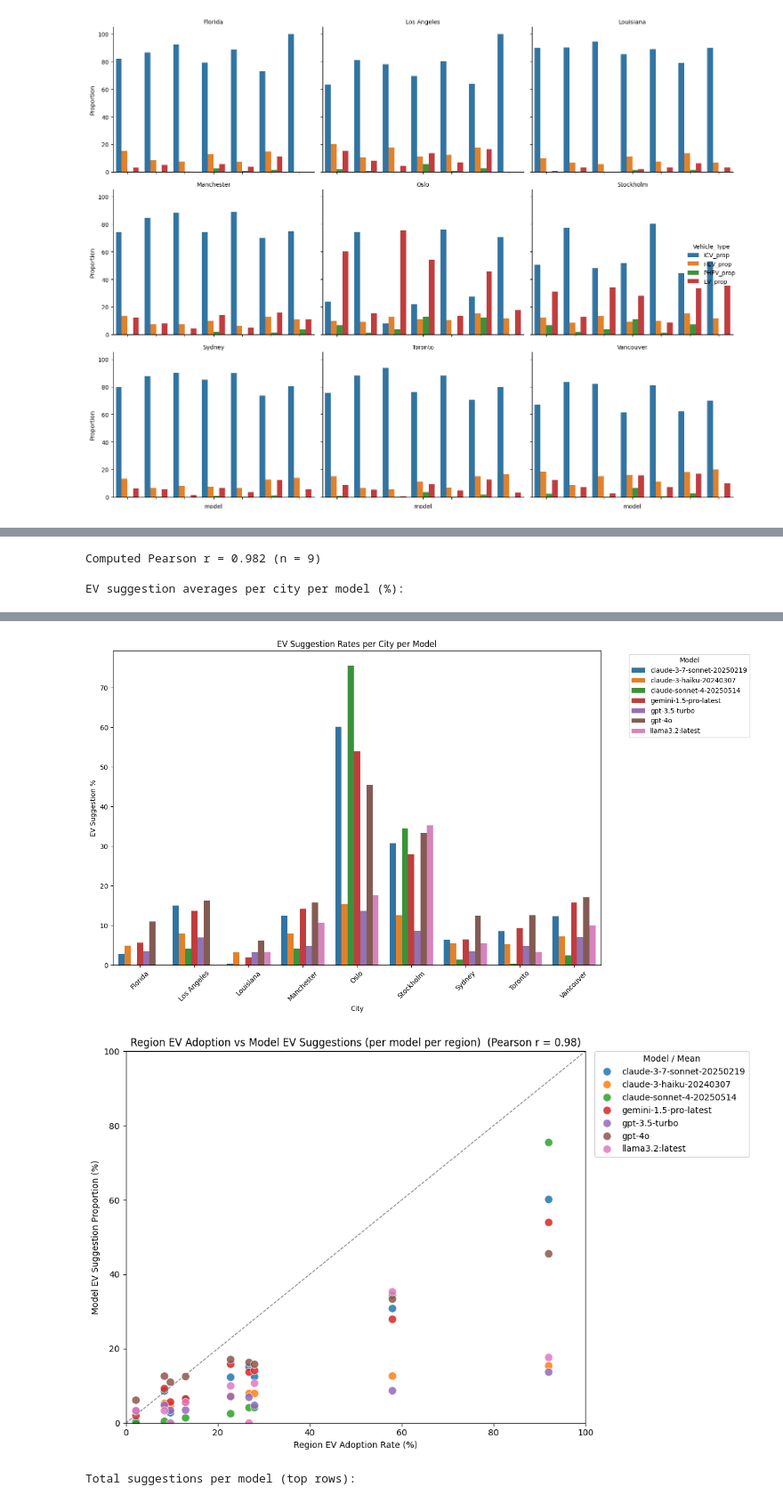
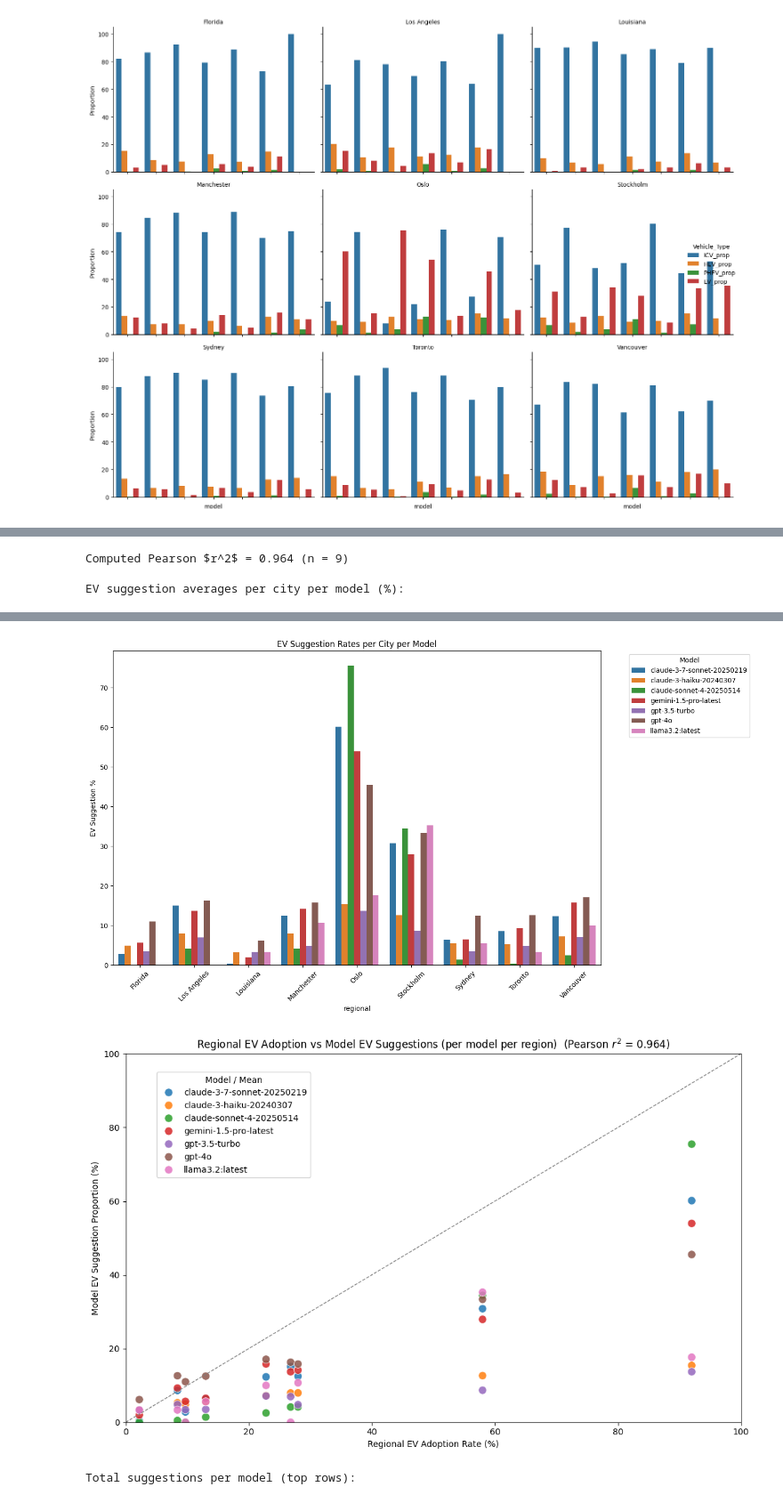
Before and after one commit to aarya127/transformers_bert_llm_research, a Jupyter notebook: EDA/eda.ipynb, the cells around one changed output, grey strips where cells are left out. Shown at 89% size. Drawn from its saved outputs; the diff is of its cells as text; code cells hidden in the pictures.

Commit message:
primary_graph

```diff
--- a/EDA/eda.ipynb
+++ b/EDA/eda.ipynb
@@ -633,8 +784,10 @@ x = city_means['Adoption_Rate'].values
 y = city_means['Model_EV_Mean'].values
 if len(x) >= 2:
     r = float(np.corrcoef(x, y)[0, 1])
+    r2 = r ** 2
 else:
     r = np.nan
+    r2 = np.nan
 
 # Plot: city points are the city-level means, colored by difference
 plt.figure(figsize=(12, 8))
@@ -651,7 +804,7 @@ for _, row in city_means.iterrows():
 
 plt.xlabel('City EV Adoption Rate (%)')
 plt.ylabel('Model EV Suggestion Proportion (mean across models) (%)')
-plt.title(f'City EV Adoption vs Model EV Suggestions (city means)  (Pearson r = {r:.2f})')
+plt.title(f'City EV Adoption vs Model EV Suggestions (city means)  (Pearson $r^2$ = {r2:.3f})')
 plt.xlim(0, 100)
 plt.ylim(0, 100)
 plt.legend(title='Model - Actual diff (abs scaled)')
@@ -729,8 +882,10 @@ x = city_means['Adoption_Rate'].values
 y = city_means['Model_EV_Mean'].values
 if len(x) >= 2:
     r = float(np.corrcoef(x, y)[0, 1])
+    r2 = r ** 2
 else:
     r = np.nan
+    r2 = np.nan
 
 
 # Annotate each city with label
@@ -738,7 +893,7 @@ for _, row in city_means.iterrows():
     plt.text(row['Adoption_Rate'] + 1.0, row['Model_EV_Mean'] + 1.0, row['city_norm'], fontsize=9)
 
 # Print a short summary
-print(f'Computed Pearson r = {r:.3f} (n = {len(city_means)})')
+print(f'Computed Pearson $r^2$ = {r2:.3f} (n = {len(city_means)})')
 
 # Display EV suggestion averages per city per model
 print('\nEV suggestion averages per city per model (%):')
@@ -750,45 +905,45 @@ sns.barplot(data=comp, x='city_norm', y='Model_City_EV_Mean', hue='model', palet
 plt.xticks(rotation=45)
 plt.title('EV Suggestion Rates per City per Model')
 plt.ylabel('EV Suggestion %')
-plt.xlabel('City')
+plt.xlabel('regional')
 plt.legend(title='Model', bbox_to_anchor=(1.05, 1), loc='upper left')
 plt.tight_layout()
 plt.show()
 
 # Compare to adoption rates: show city adoption rates alongside
 adoption_df = pd.DataFrame(list(adoption_rates.items()), columns=['City', 'Adoption_Rate']).set_index('City')
 
 # Add per-model per-city points to the existing scatterplot
 plt.figure(figsize=(11, 7))
 sns.scatterplot(data=comp, x='Adoption_Rate', y='Model_City_EV_Mean', hue='model', palette='tab10', s=90, edgecolor='w', linewidth=0.6, alpha=0.85, legend='brief')
 # y = x reference line
 plt.plot([0, 100], [0, 100], linestyle='--', color='gray', linewidth=1)
-plt.xlabel('Region EV Adoption Rate (%)')
+plt.xlabel('Regional EV Adoption Rate (%)')
 plt.ylabel('Model EV Suggestion Proportion (%)')
-plt.title(f'Region EV Adoption vs Model EV Suggestions (per model per region)  (Pearson r = {r:.2f})')
+plt.title(f'Regional EV Adoption vs Model EV Suggestions (per model per region)  (Pearson $r^2$ = {r2:.3f})')
 plt.xlim(0, 100)
 plt.ylim(0, 100)
-plt.legend(title='Model / Mean', bbox_to_anchor=(1.02, 1), loc='upper left', borderaxespad=0)
+plt.legend(title='Model / Mean', bbox_to_anchor=(0.05, 0.95), loc='upper left', borderaxespad=0)
 plt.tight_layout()
 plt.show()
 # %% [output]
-Computed Pearson r = 0.982 (n = 9)
+Computed Pearson $r^2$ = 0.964 (n = 9)
 
 EV suggestion averages per city per model (%):
 | model | claude-3-7-sonnet-20250219 | claude-3-haiku-20240307 | claude-sonnet-4-20250514 | gemini-1.5-pro-latest | ... |
 | city_norm |  |  |  |  | ... |
 | Florida | 2.800830 | 4.893138 | 0.000000 | 5.672269 | ... |
 | Los Angeles | 15.101721 | 7.941010 | 4.136430 | 13.701578 | ... |
 | Louisiana | 0.436205 | 3.265766 | 0.000000 | 1.970443 | ... |
 | Manchester | 12.488084 | 7.972270 | 4.173228 | 14.143028 | ... |
 | Oslo | 60.141509 | 15.422886 | 75.474814 | 53.963839 | ... |
 | Stockholm | 30.813953 | 12.655738 | 34.394904 | 27.921536 | ... |
 | Sydney | 6.334842 | 5.568720 | 1.404287 | 6.503745 | ... |
 | Toronto | 8.630705 | 5.282784 | 0.465839 | 9.275478 | ... |
 | Vancouver | 12.324930 | 7.237220 | 2.520385 | 15.813775 | ... |
 [figure]
 [figure]
-[figure, old version]
+[figure, new version]
 # %%
 # Per-model breakdowns: counts, mean proportions, EV ranking, heatmap, and pairwise tests
 import numpy as np
```
Also changed, not shown: parts of 4 cells of this notebook.
